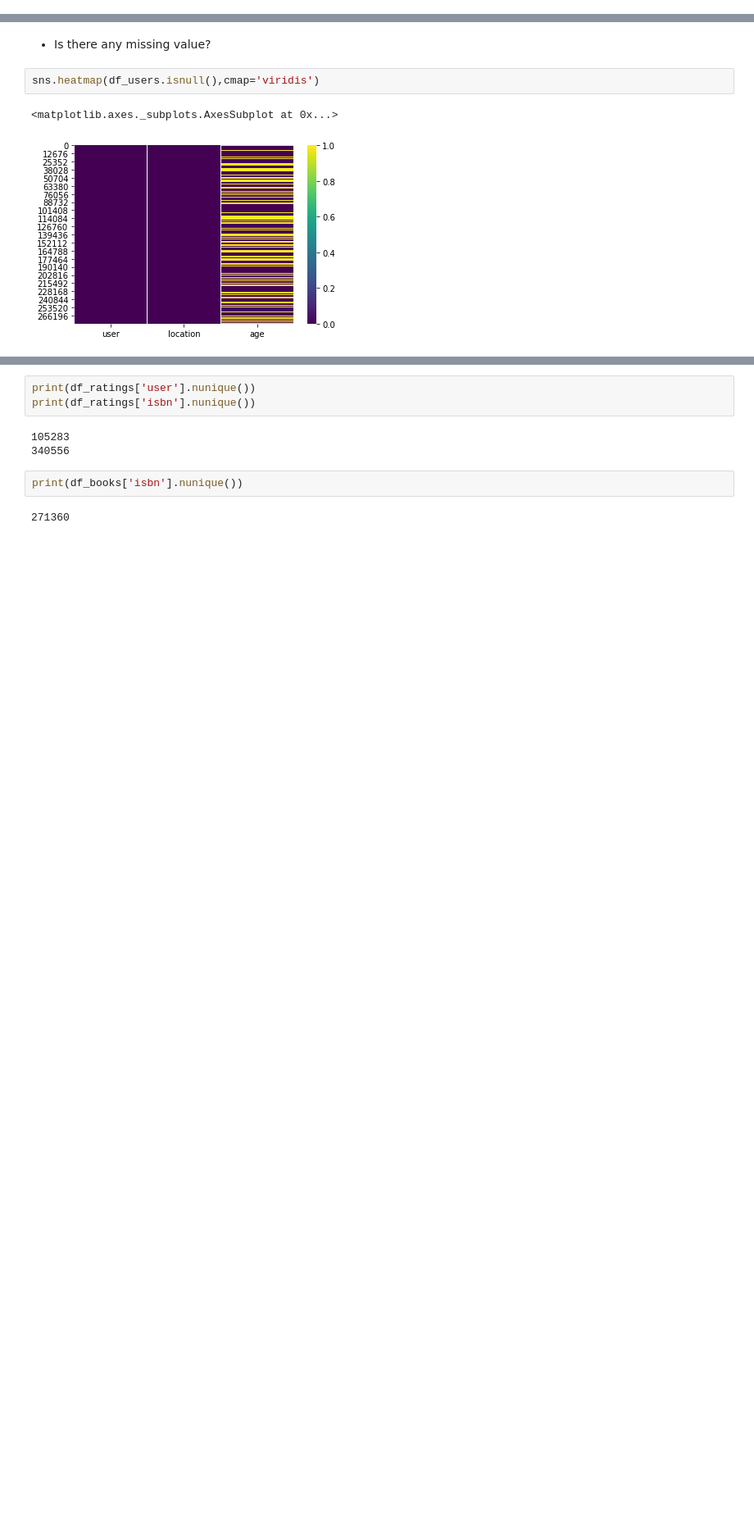
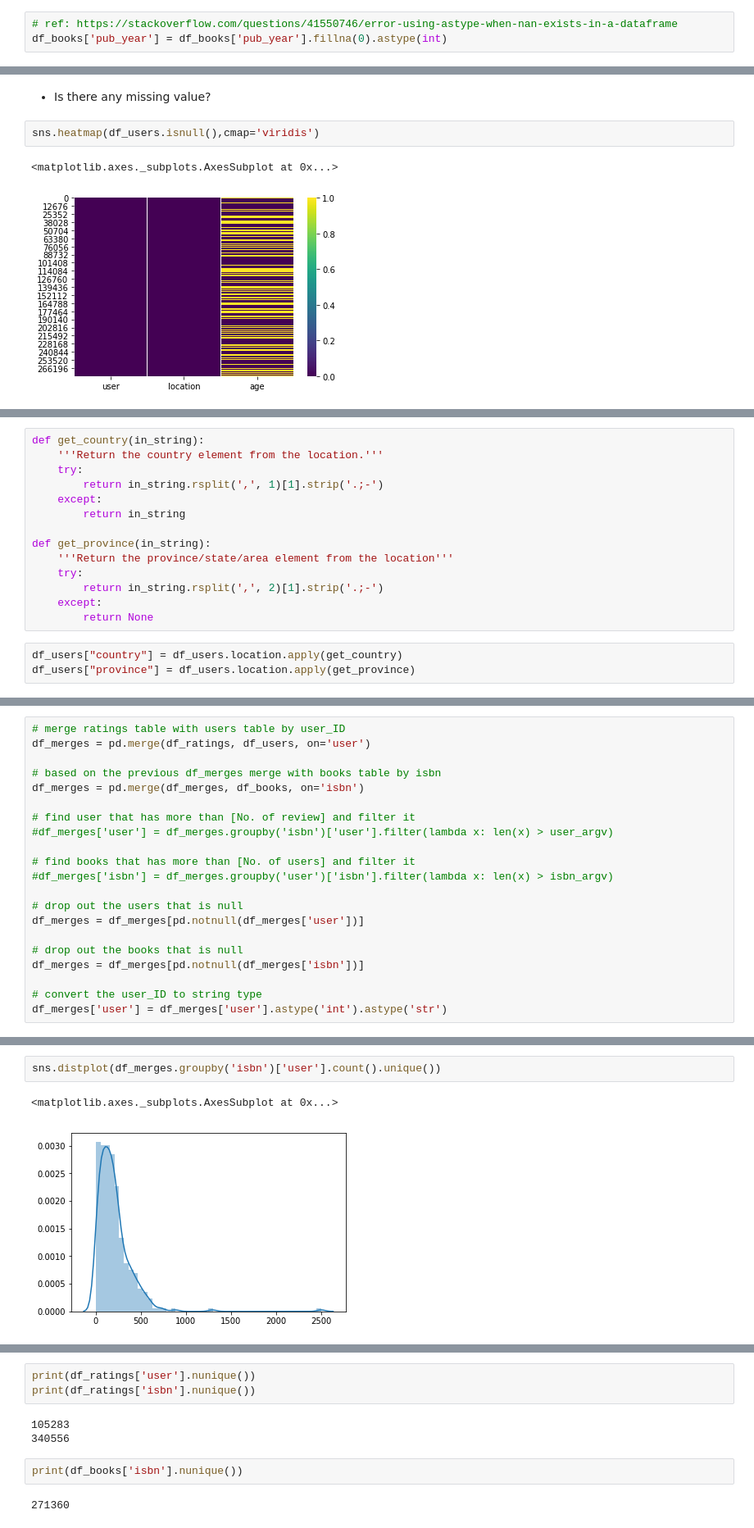
Before and after one commit to ohjho/recommendation_system, a Jupyter notebook: EDA.ipynb, the cells around one changed output, grey strips where cells are left out. Shown at 82% size. Cells and saved outputs as stored; diff of their text form; blank space fills up the shorter version.

```diff
--- a/EDA.ipynb
+++ b/EDA.ipynb
@@ -445,0 +552,3 @@ sns.heatmap(df_books.isnull(),cmap='viridis')
+# %%
+# ref: https://stackoverflow.com/questions/41550746/error-using-astype-when-nan-exists-in-a-dataframe
+df_books['pub_year'] = df_books['pub_year'].fillna(0).astype(int)
@@ -480,0 +672,17 @@ sns.heatmap(df_users.isnull(),cmap='viridis')
+# %%
+def get_country(in_string):
+    '''Return the country element from the location.'''
+    try:
+        return in_string.rsplit(',', 1)[1].strip('.;-')
+    except:
+        return in_string
+
+def get_province(in_string):
+    '''Return the province/state/area element from the location'''
+    try:
+        return in_string.rsplit(',', 2)[1].strip('.;-')
+    except:
+        return None
+# %%
+df_users["country"] = df_users.location.apply(get_country)
+df_users["province"] = df_users.location.apply(get_province)
@@ -480,0 +700,21 @@ sns.heatmap(df_users.isnull(),cmap='viridis')
+# %%
+# merge ratings table with users table by user_ID
+df_merges = pd.merge(df_ratings, df_users, on='user')
+
+# based on the previous df_merges merge with books table by isbn
+df_merges = pd.merge(df_merges, df_books, on='isbn')
+
+# find user that has more than [No. of review] and filter it
+#df_merges['user'] = df_merges.groupby('isbn')['user'].filter(lambda x: len(x) > user_argv)
+
+# find books that has more than [No. of users] and filter it
+#df_merges['isbn'] = df_merges.groupby('user')['isbn'].filter(lambda x: len(x) > isbn_argv)
+
+# drop out the users that is null
+df_merges = df_merges[pd.notnull(df_merges['user'])]
+
+# drop out the books that is null
+df_merges = df_merges[pd.notnull(df_merges['isbn'])]
+
+# convert the user_ID to string type
+df_merges['user'] = df_merges['user'].astype('int').astype('str')
@@ -480,0 +807,5 @@ sns.heatmap(df_users.isnull(),cmap='viridis')
+# %%
+sns.distplot(df_merges.groupby('isbn')['user'].count().unique())
+# %% [output]
+<matplotlib.axes._subplots.AxesSubplot at 0x...>
+[figure, added]
```
Also changed, not shown: parts of 38 cells of this notebook.
